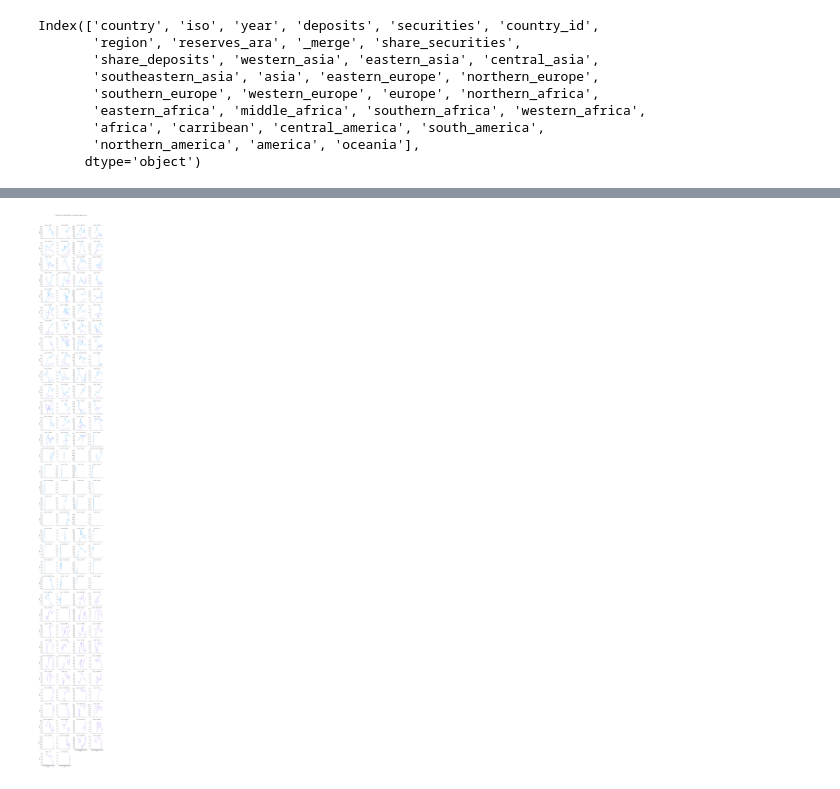
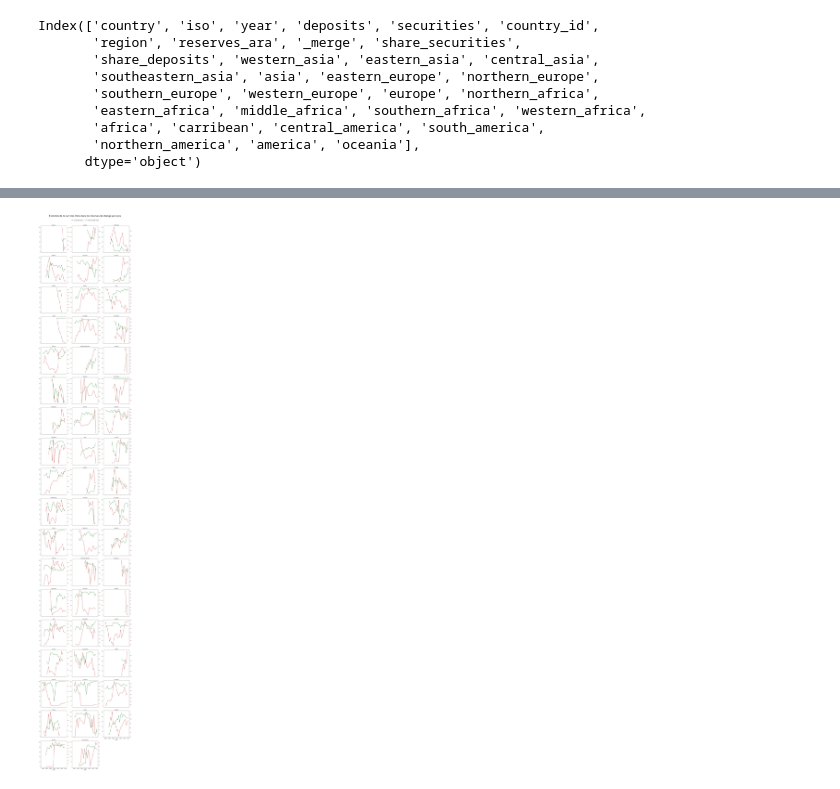
Before and after one commit to Pablito46/MiniProject, a Jupyter notebook: Main_MiniProject.ipynb, the cells around one changed output, grey strips where cells are left out. Saved outputs shown, nothing was run; the diff lists cells and outputs as text; code cells hidden in the pictures.

Commit message:
Premier graphique prêt

```diff
--- a/Main_MiniProject.ipynb
+++ b/Main_MiniProject.ipynb
@@ -16,6 +17,9 @@ base = pd.read_csv("Data_IRFCL_ARA.csv",delimiter=",")
 # On transforme le format de la variable numérique "year" en variable temporelle*
 base['year'] = pd.to_datetime(base['year'], format="%Y")
 
+# On met le nom de tous les pays en majuscule
+base['country'] = base['country'].str.upper()
+
 base.columns
 # %% [output]
 Index(['country', 'iso', 'year', 'deposits', 'securities', 'country_id',
@@ -43,6 +43,13 @@ base.describe()
 # %%
 # On organise la base pour opérer des comparaisons graphiques
-base_tidy = base.melt(id_vars=["year","country"],var_name="variable", value_name="value")
+# On s'assure que le pays étudié sur la période T dispose des deux variables que nous voulons comparer
+base_matched = base.dropna(subset=["share_securities","reserves_ara"])
+
+# On supprime le PARAGUAY qui n'a qu'un seul point de données sur toute la période
+base_without_paraguay = base_matched.drop(base_matched[base_matched.country == "PARAGUAY"].index)
+
+# On transforme en format tidy
+base_tidy = base_without_paraguay.melt(id_vars=["year","country"],var_name="variable", value_name="value")
 
 # On nettoie la base
 base_tidy = base_tidy.dropna(how='any',axis=0)
@@ -89,11 +56,0 @@ base_reduced = base_tidy[base_tidy["variable"].isin(["share_securities", "reserv
-# %%
-g = sns.FacetGrid(base_reduced, col="country", col_wrap=4, height=3,sharey=False)  # Ajuster le nombre de colonnes (col_wrap)
-g.map(sns.lineplot, "year", "value", "variable")
-
-plt.subplots_adjust(top=0.975)
-g.fig.suptitle("Évolution de la part des titres dans les réserves de change par pays")
-
-
-plt.show()
-# %% [output]
-[figure, removed]
@@ -99,0 +60,42 @@ plt.show()
+# %%
+#import seaborn as sns
+import matplotlib.pyplot as plt
+from matplotlib.lines import Line2D  # Pour la légende manuelle
+
+# Création du FacetGrid
+g = sns.FacetGrid(base_reduced, col="country", col_wrap=3, height=5)
+
+# Fonction pour tracer les deux variables avec deux axes Y différents
+def dual_axis_plot(data, color):
+    ax = plt.gca()
+    ax2 = ax.twinx()
+
+    # On trace la première variable sur l'axe principal
+    sns.lineplot(data=data[data["variable"] == "share_securities"], x="year", y="value", ax=ax, color="darkgreen")
+    ax.set_ylabel("", color="darkgreen")
+    ax.tick_params(axis="y", colors="darkgreen")
+
+    # On trace la seconde variable sur l'axe secondaire
+    sns.lineplot(data=data[data["variable"] == "reserves_ara"], x="year", y="value", ax=ax2, color="firebrick")
+    ax2.set_ylabel("", color="firebrick")
+    ax2.tick_params(axis="y", colors="firebrick")
+
+# On applique la fonction à chaque sous-graphique
+g.map_dataframe(dual_axis_plot)
+
+# On ajoute une légende manuelle au FacetGrid
+legend_elements = [
+    Line2D([0], [0], color="darkgreen", lw=2, label="Share Securities"),
+    Line2D([0], [0], color="firebrick", lw=2, label="Reserves ARA Index")
+]
+
+g.fig.legend(handles=legend_elements, loc="upper center", bbox_to_anchor=(0.5, 0.9725), ncol=2, fontsize=12)
+
+g.set_titles(col_template="{col_name}")
+g.set_axis_labels("Année", "")
+plt.subplots_adjust(top=0.960)
+g.fig.suptitle("Évolution de la part des titres dans les réserves de change par pays", fontsize=24)
+
+plt.show()
+# %% [output]
+[figure, added]
```
Also changed, not shown: parts of 5 cells of this notebook.
